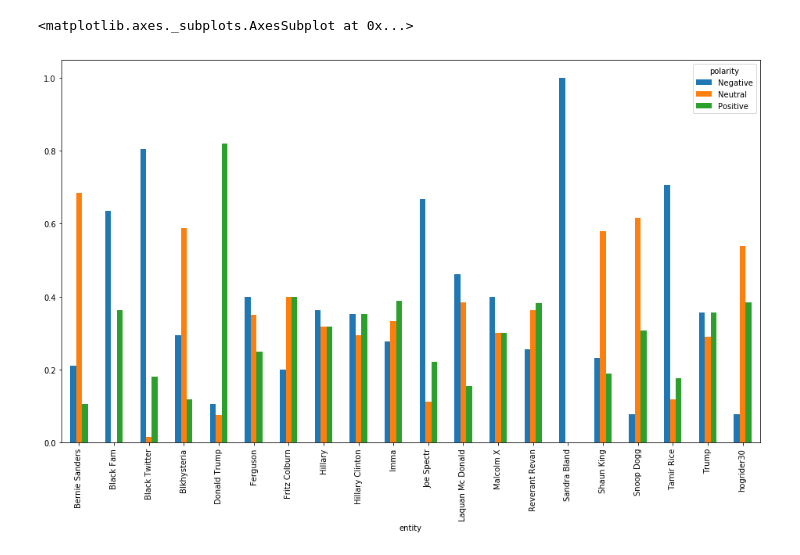
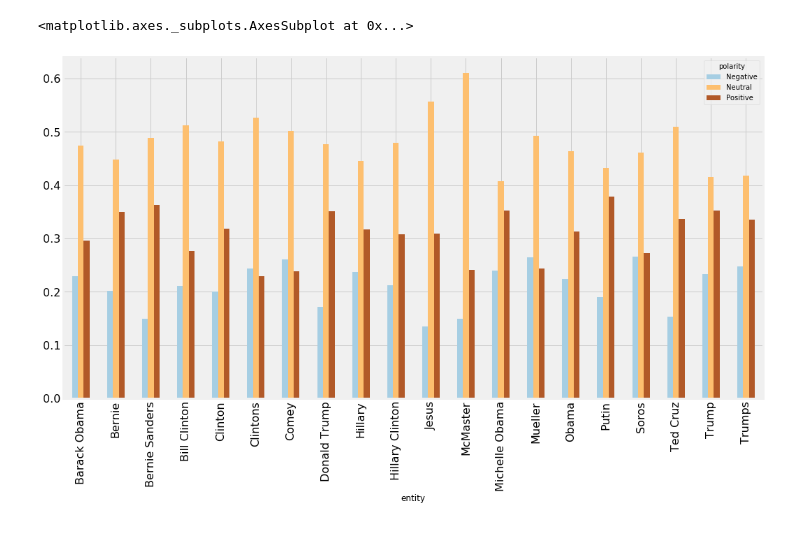
Before and after one commit to gcdunn/twitter-sockpuppet-nlp, a Jupyter notebook: NER.ipynb, the cells around one changed output. Drawn from its saved outputs; the diff is of its cells as text; code cells hidden in the pictures.

```diff
--- a/NER.ipynb
+++ b/NER.ipynb
@@ -4,6 +7,7 @@ import numpy as np
 import random
 import spacy
 import pandas as pd
+import matplotlib.pyplot as plt
 from textblob import TextBlob
 from spacy import displacy
 from collections import Counter
@@ -12,6 +16,7 @@ nlp = en_core_web_md.load()
 
 import warnings
 warnings.filterwarnings('ignore')
+plt.style.use('fivethirtyeight')
 # %%
 eng_tweets = pd.read_pickle('../data/eng_tweets.p')
 # %%
@@ -35,5 +40,5 @@ eng_tweets.shape
 # %%
-subset = eng_tweets.loc[0:10000]
+subset = eng_tweets
 # %%
 #entities = []
 #labels = []
@@ -194,17 +199,17 @@ subset['polarity'] = subset.sentiment.apply(get_polarity)
 # %%
 top20people_polarity = (subset[['entities','polarity']].loc[subset.content
                         .apply(lambda string: any(x in string for x in top20people))])
 top20people_polarity = (top20people_polarity.entities.apply(pd.Series)
                         .merge(top20people_polarity, left_index = True, right_index = True)
                         .drop(['entities'], axis = 1)
                         .melt(id_vars = ['polarity'], value_name = 'entity')
                         .drop(['variable'], axis=1)
                        )
 top20people_polarity = (top20people_polarity.loc[top20people_polarity.entity
                         .apply(lambda string: any(x == str(string) for x in top20people))])
 top20people_polarity = top20people_polarity.groupby(['entity','polarity']).size().groupby(level = 0).transform(lambda x: x/x.sum()).unstack()
-top20people_polarity.plot(kind = 'bar', figsize=(16,9))
+top20people_polarity.plot(kind = 'bar', figsize=(16,9), colormap='Paired', fontsize=16)
 #top20people_polarity
 # %% [output]
 <matplotlib.axes._subplots.AxesSubplot at 0x...>
-[figure, old version]
+[figure, new version]
```
Also changed, not shown: parts of 12 cells of this notebook, 3 other files.
